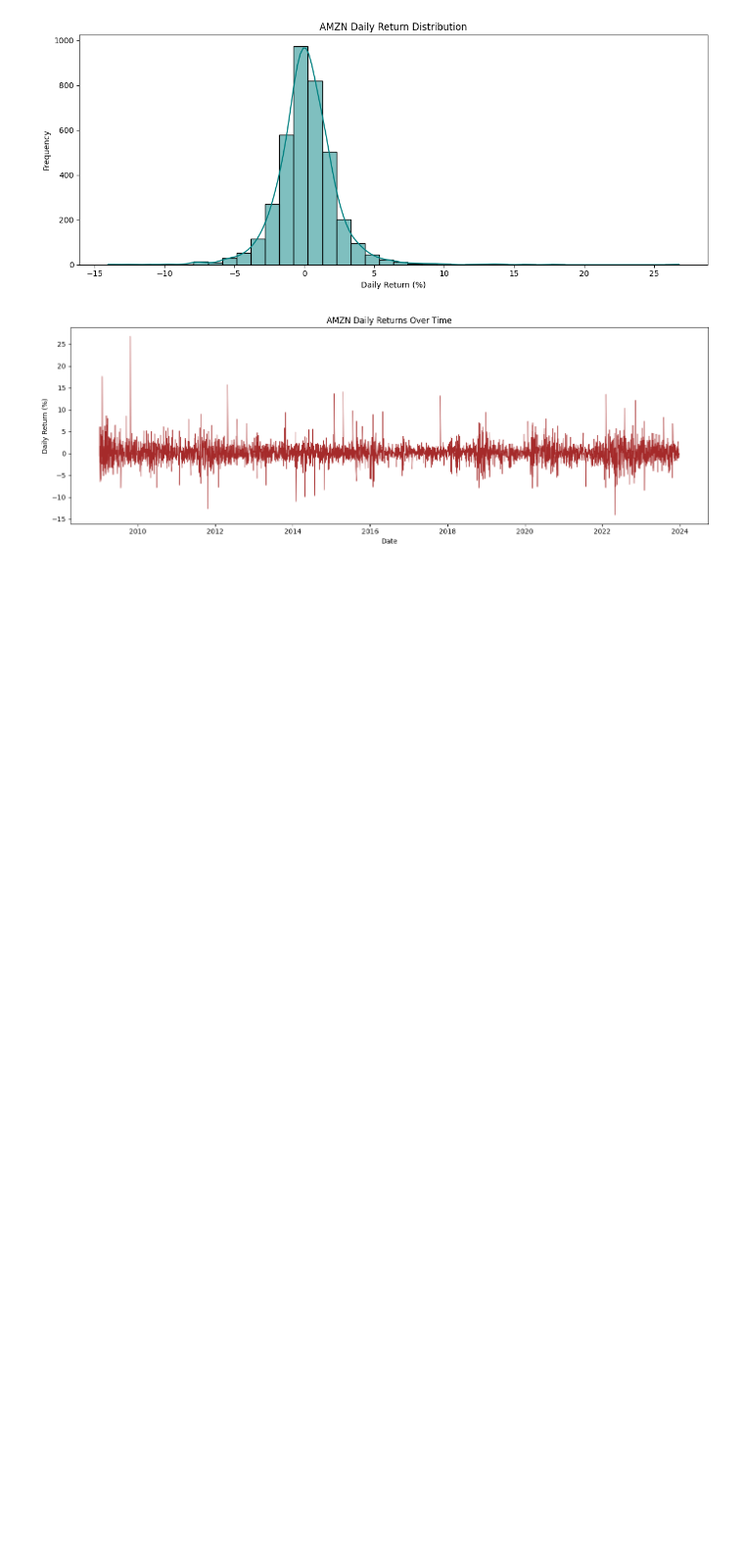
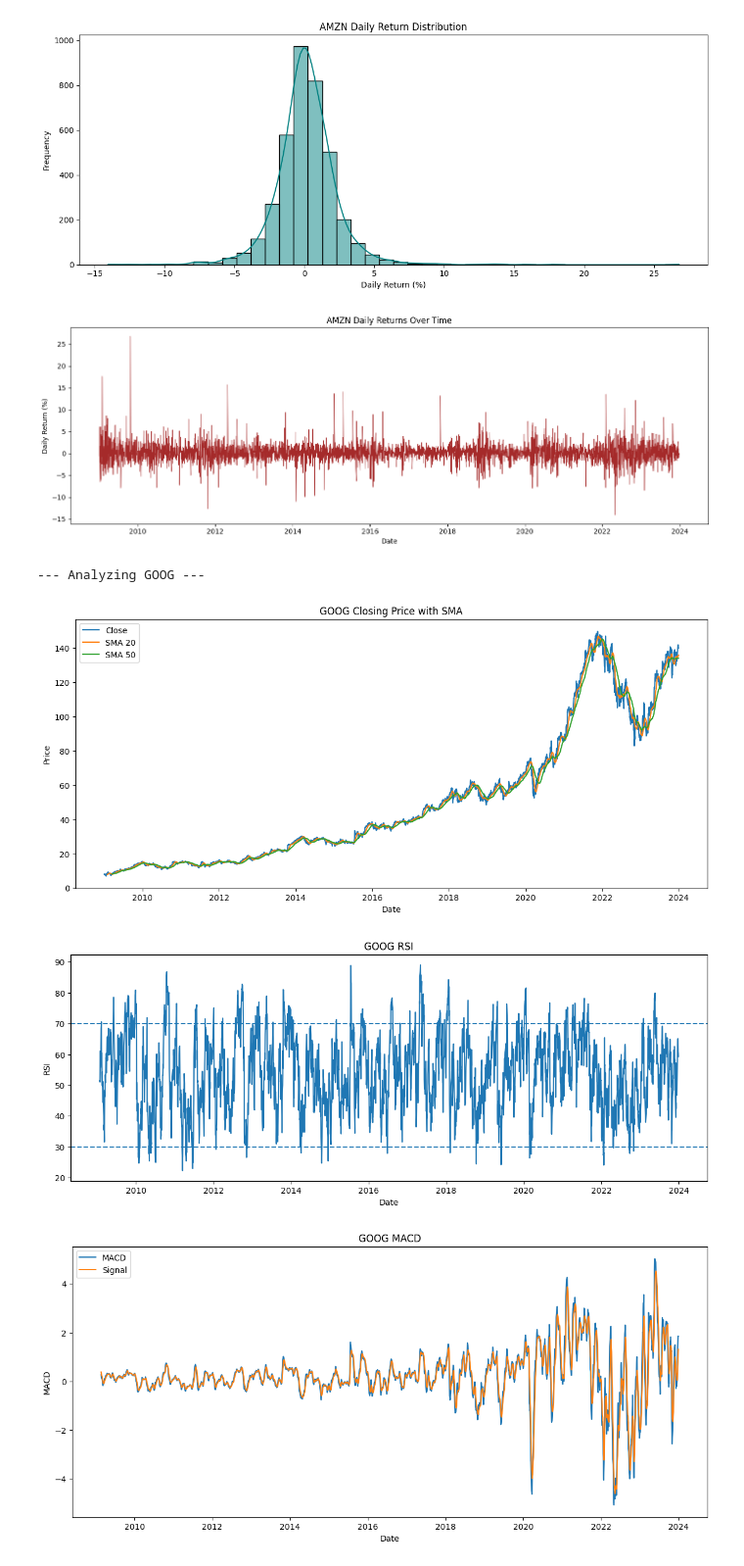
Before and after one commit to Simbogj/news-sentiment-analysis, a Jupyter notebook: notebooks/task2_technical_analysis.ipynb, the cells around one changed output. Shown at 98% size. Cells and saved outputs as stored; diff of their text form; code cells hidden in the pictures; blank space fills up the shorter version.

```diff
--- a/notebooks/task2_technical_analysis.ipynb
+++ b/notebooks/task2_technical_analysis.ipynb
@@ -166,3 +241,13 @@ analyze_stock(stock_data[symbol], symbol)
 [figure]
 [figure]
 [figure]
+# %%
+# Analyze GOOG explicitly
+symbol = 'GOOG'
+print(f"--- Analyzing {symbol} ---")
+analyze_stock(stock_data[symbol], symbol)
+# %% [output]
+--- Analyzing GOOG ---
+[figure, added]
+[figure, added]
+[figure, added]
```
Also changed, not shown: parts of 9 cells of this notebook, 1 other file.
